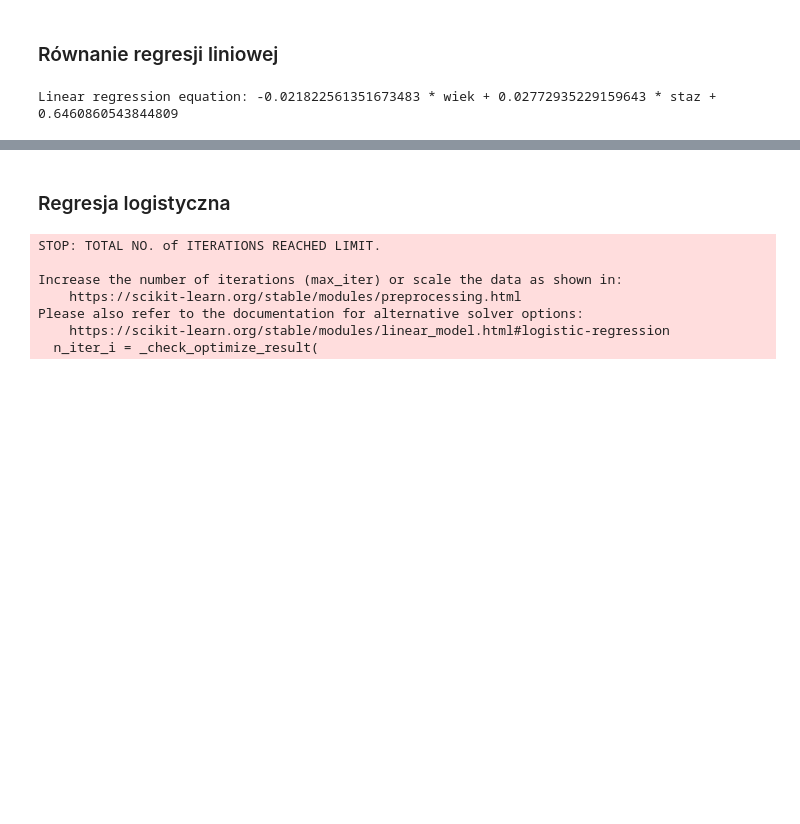
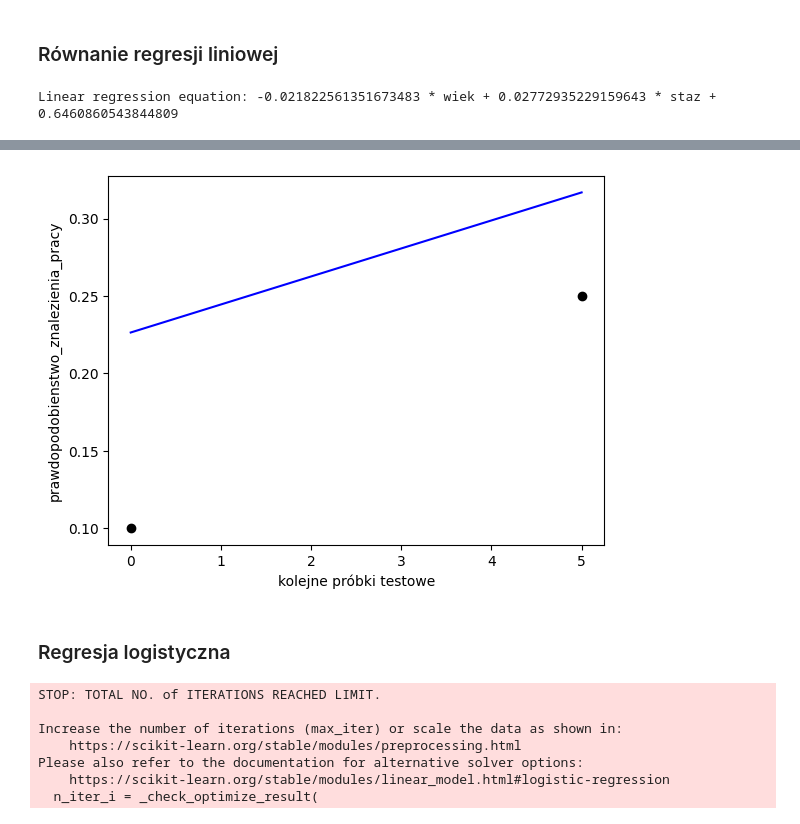
Before and after one commit to KubiakJakub01/data-mining-methods, a Jupyter notebook: notebooks/lab2/med_lab_2_zad_2.ipynb, the cells around one changed output, grey strips where cells are left out. Saved outputs shown, nothing was run; the diff lists cells and outputs as text; code cells hidden in the pictures; blank space fills up the shorter version.

```diff
--- a/notebooks/lab2/med_lab_2_zad_2.ipynb
+++ b/notebooks/lab2/med_lab_2_zad_2.ipynb
@@ -147,3 +168,11 @@ Linear regression equation: -0.021822561351673483 * wiek + 0.02772935229159643 *
+# %%
+plt.plot(sorted(X_test.index), linear_regression.predict(X_test), color='blue')
+plt.scatter(sorted(X_test.index), y_test, color='black')
+plt.xlabel('kolejne próbki testowe')
+plt.ylabel('prawdopodobienstwo_znalezienia_pracy')
+plt.show()
+# %% [output]
+[figure, added]
 # %% [markdown]
 ### Regresja logistyczna
 # %%
```
Also changed, not shown: parts of 6 cells of this notebook.
